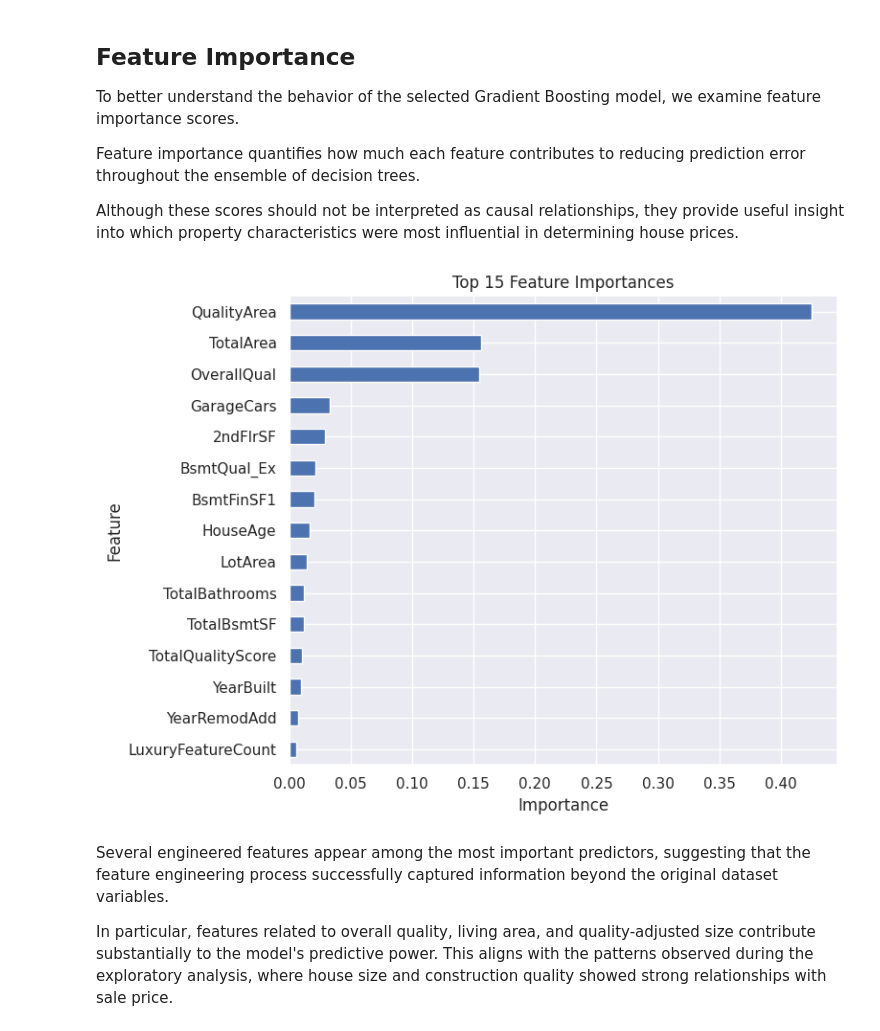
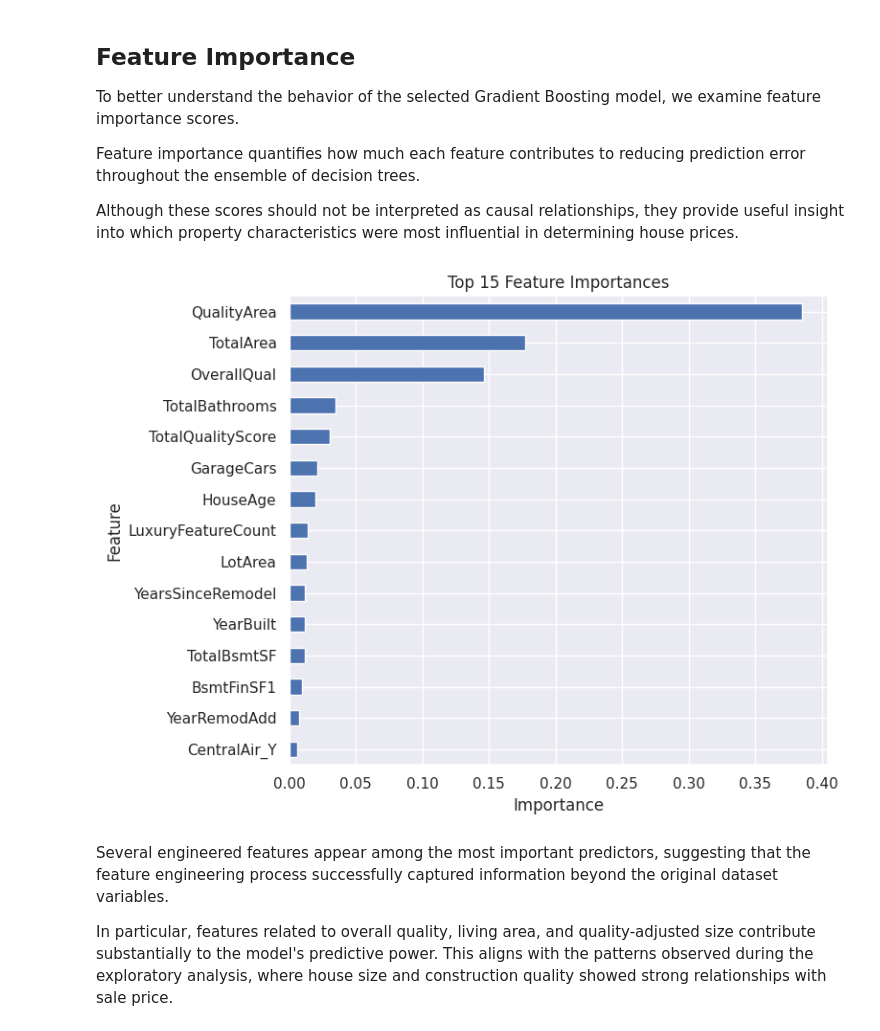
Before and after one commit to ianlopezdiaz/kaggle-house-prices, a Jupyter notebook: 03_modeling.ipynb, the cells around one changed output. Saved outputs shown, nothing was run; the diff lists cells and outputs as text; code cells hidden in the pictures.

```diff
--- a/03_modeling.ipynb
+++ b/03_modeling.ipynb
@@ -328,3 +528,9 @@ RMSE Std  : 16150.79821051806
+# %%
+datasets = {
+    "Original": (X_train, y_train),
+    "Log": (X_train_log, y_train),
+    "Log-Log": (X_train_log, y_train_log)
+}
 # %% [markdown]
 ## Random Forest Regressor
 
@@ -614,29 +901,37 @@ Feature importance quantifies how much each feature contributes to reducing pred
 
 Although these scores should not be interpreted as causal relationships, they provide useful insight into which property characteristics were most influential in determining house prices.
 # %%
-feature_importance = pd.Series(
-    best_model.feature_importances_,
-    index=X_train.columns
-)
+# Ensure we use the correct dataset used in training
+X_best, y_best = datasets[data_name]
 
-feature_importance = feature_importance.sort_values(
-    ascending=False
-)
+# Refit model (or ensure it's already fitted consistently)
+best_model.fit(X_best, y_best)
 
-plt.figure(figsize=(8, 6))
+# Check if model supports feature importance
+if hasattr(best_model, "feature_importances_"):
 
-feature_importance.head(15).sort_values().plot(
-    kind="barh"
-)
+    feature_importance = pd.Series(
+        best_model.feature_importances_,
+        index=X_best.columns
+    ).sort_values(ascending=False)
 
-plt.xlabel("Importance")
-plt.ylabel("Feature")
-plt.title("Top 15 Feature Importances")
+    plt.figure(figsize=(8, 6))
 
-plt.tight_layout()
-plt.show()
+    feature_importance.head(15).sort_values().plot(
+        kind="barh"
+    )
+
+    plt.xlabel("Importance")
+    plt.ylabel("Feature")
+    plt.title("Top 15 Feature Importances")
+
+    plt.tight_layout()
+    plt.show()
+
+else:
+    print(f"{type(best_model).__name__} does not support feature_importances_.")
 # %% [output]
-[figure, old version]
+[figure, new version]
 # %% [markdown]
 Several engineered features appear among the most important predictors, suggesting that the feature engineering process successfully captured information beyond the original dataset variables.
 
```
Also changed, not shown: parts of 21 cells of this notebook, 29 other files.
